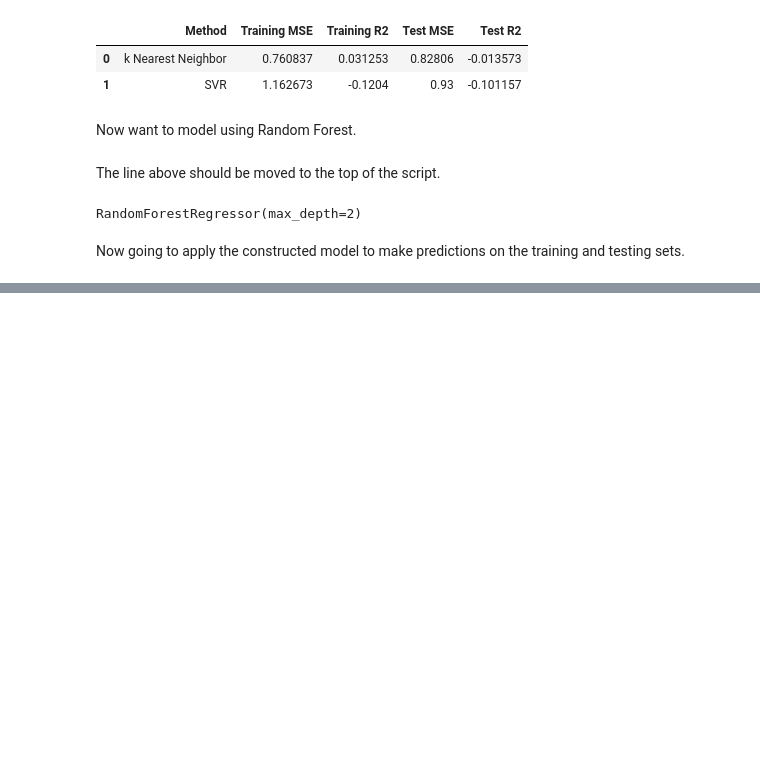
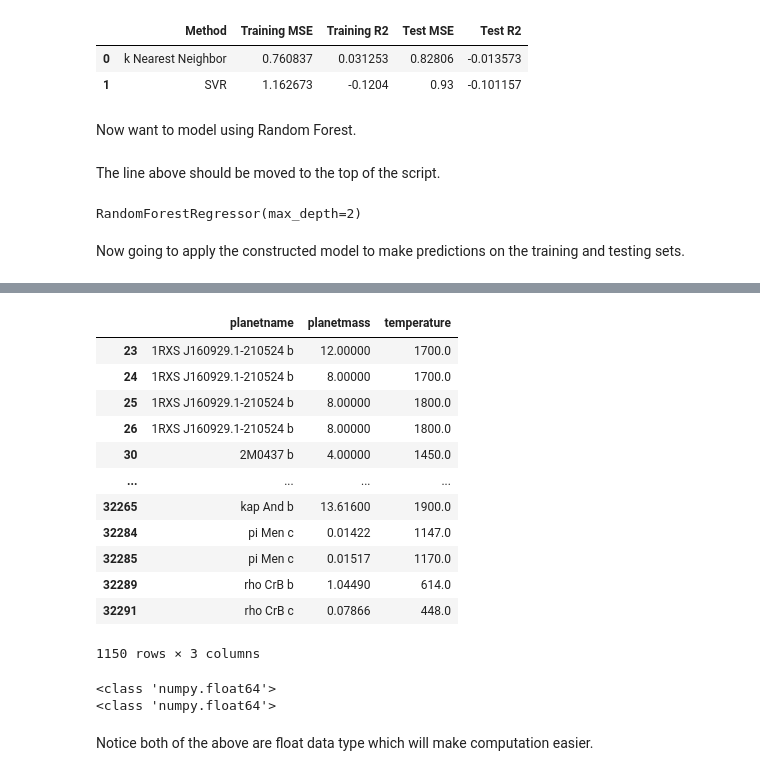
Before and after one commit to jbravo87/blog-projects, a Jupyter notebook: exoplanet_data_notebook.ipynb, the cells around one changed output, grey strips where cells are left out. Saved outputs shown, nothing was run; the diff lists cells and outputs as text; code cells hidden in the pictures; blank space fills up the shorter version.

```diff
--- a/exoplanet_data_notebook.ipynb
+++ b/exoplanet_data_notebook.ipynb
@@ -560,0 +618,24 @@ results2
+# %%
+df4
+# %% [output]
+|  | planetname | planetmass | temperature |
+| 23 | 1RXS J160929.1-210524 b | 12.00000 | 1700.0 |
+| 24 | 1RXS J160929.1-210524 b | 8.00000 | 1700.0 |
+| 25 | 1RXS J160929.1-210524 b | 8.00000 | 1800.0 |
+| 26 | 1RXS J160929.1-210524 b | 8.00000 | 1800.0 |
+| 30 | 2M0437 b | 4.00000 | 1450.0 |
+| ... | ... | ... | ... |
+| 32265 | kap And b | 13.61600 | 1900.0 |
+| 32284 | pi Men c | 0.01422 | 1147.0 |
+| 32285 | pi Men c | 0.01517 | 1170.0 |
+| 32289 | rho CrB b | 1.04490 | 614.0 |
+| 32291 | rho CrB c | 0.07866 | 448.0 |
+1150 rows × 3 columns
+# %%
+print(type(df4.iloc[0][1]))
+print(type(df4.iloc[0][2]))
+# %% [output]
+<class 'numpy.float64'>
+<class 'numpy.float64'>
+# %% [markdown]
+Notice both of the above are float data type which will make computation easier.
```
Also changed, not shown: parts of 15 cells of this notebook.
